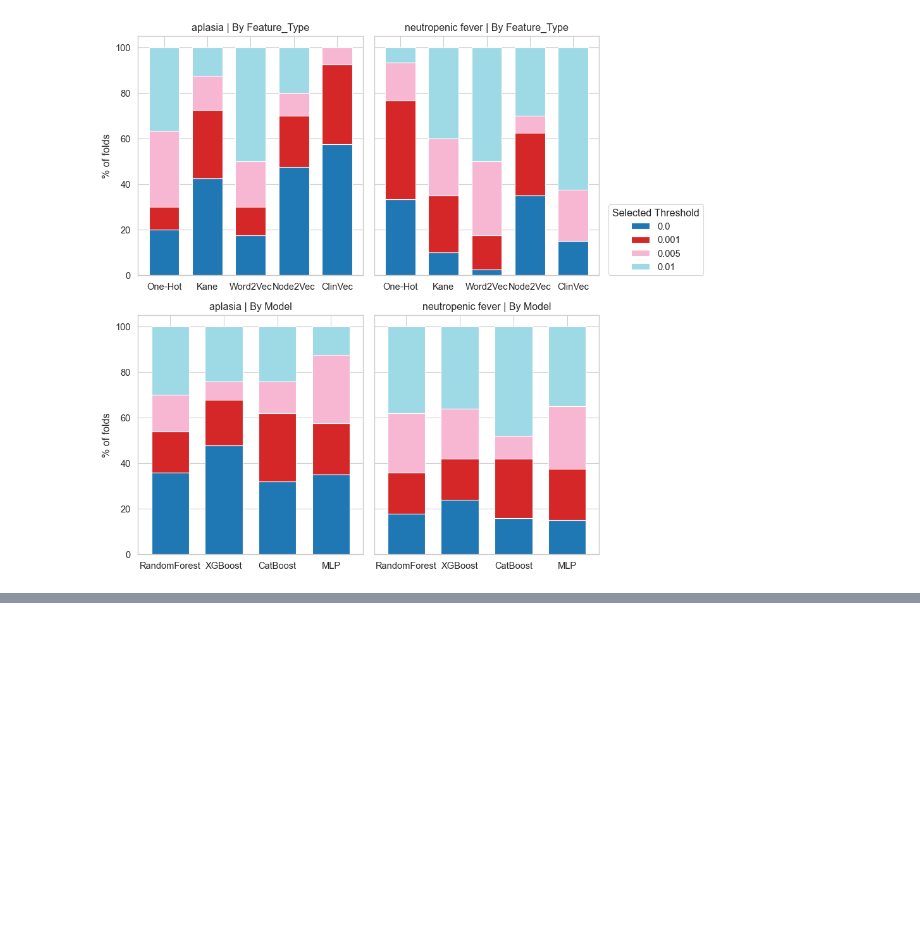
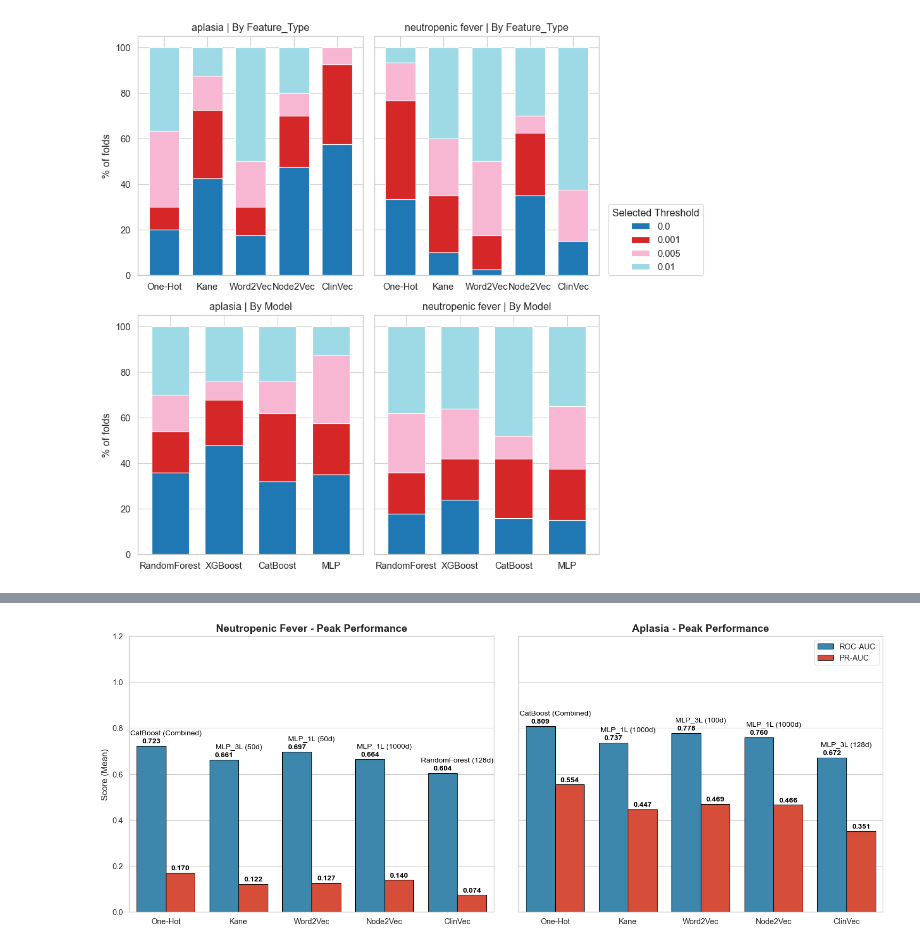
Before and after one commit to Tanman783/Diagnostic_ICD_Proj, a Jupyter notebook: plotting.ipynb, the cells around one changed output, grey strips where cells are left out. Drawn from its saved outputs; the diff is of its cells as text; code cells hidden in the pictures; blank space fills up the shorter version.

```diff
--- a/plotting.ipynb
+++ b/plotting.ipynb
@@ -362,0 +475,95 @@ plt.savefig("figures/fig4.png", dpi=400)
+# %%
+# FIGURE 5 - VERSION B: ROC-AUC + PR-AUC
+
+# Combine ROC and PR into one column for plotting
+combined_df = best_roc_df.melt(
+    id_vars=["cohort_name", "Strategy", "Config_Label"],
+    value_vars=["Test_AUC_Mean", "Test_AUPRC_Mean"],
+    var_name="Metric",
+    value_name="Score"
+)
+
+combined_df["Metric"] = combined_df["Metric"].replace({
+    "Test_AUC_Mean": "ROC-AUC",
+    "Test_AUPRC_Mean": "PR-AUC"
+})
+
+fig, axes = plt.subplots(1, 2, figsize=(15, 6), sharey=True)
+sns.set_style("whitegrid")
+
+cohorts = ["neutropenic fever", "aplasia"]
+strategy_order = ["One-Hot", "Kane", "Word2Vec", "Node2Vec", "ClinVec"]
+
+for i, cohort in enumerate(cohorts):
+    ax = axes[i]
+    cohort_data = combined_df[combined_df["cohort_name"] == cohort]
+
+    # Grouped bar chart (Blue for ROC, Red for PR)
+    sns.barplot(
+        data=cohort_data,
+        x="Strategy",
+        y="Score",
+        hue="Metric",
+        ax=ax,
+        palette=["#2b8cbe", "#f03b20"],
+        edgecolor="black"
+    )
+
+    # Find the x-position of each bar to place the text.
+    for j, p in enumerate(ax.patches):
+        height = p.get_height()
+
+        # Label the bars that actually have height > 0
+        if height > 0:
+            # Calculate the center X-position of the bar
+            x = p.get_x() + p.get_width() / 2.
+
+            # Write the score value
+            ax.text(
+                x,
+                height + 0.005,  # Place text slightly above the bar
+                f"{height:.3f}",
+                ha="center", va="bottom",
+                color="black", fontsize=10, fontweight="bold"
+            )
+
+    # Annotate the winning Configuration hovering HIGHER up
+    strategy_data = best_roc_df[best_roc_df["cohort_name"] == cohort]
+
+    for j, strategy in enumerate(strategy_order):
+        row = strategy_data[strategy_data["Strategy"] == strategy].iloc[0]
+        # Find the taller bar's height
+        max_height = max(row["Test_AUC_Mean"], row["Test_AUPRC_Mean"])
+
+        # Print Config text horizontally, but way higher to clear the values
+        ax.text(
+            j,
+            max_height + 0.04,
+            row["Config_Label"].replace("\n", " "),
+            ha="center", va="bottom",
+            color="black", fontsize=10, fontweight="normal",
+            rotation=0
+        )
+
+    ax.set_title(f"{cohort.title()} - Peak Performance", fontsize=14, fontweight="bold")
+    ax.set_xlabel("")
+    ax.set_ylabel("Score (Mean)" if i == 0 else "")
+
+    # Increase Y-limit to make room for all the text labels
+    ax.set_ylim(0, 1.2)
+
+    if i == 1: # Put legend only on the rightmost plot
+        ax.legend(
+            title="",
+            loc="upper right",
+            bbox_to_anchor=(1.0, 1.0),
+            frameon=True,
+            fancybox=True
+        )
+    else:
+        ax.get_legend().remove()
+
+plt.tight_layout()
+plt.savefig("figures/fig5_roc_pr_values.png", dpi=400, bbox_inches="tight")
+print("Saved Updated Figure 5 (Version B) with values, legend fixed, and combined_df!")
+# %% [output]
@@ -362,0 +571 @@ plt.savefig("figures/fig4.png", dpi=400)
+[figure, added]
```
Also changed, not shown: parts of 3 cells of this notebook, 2 other files.
